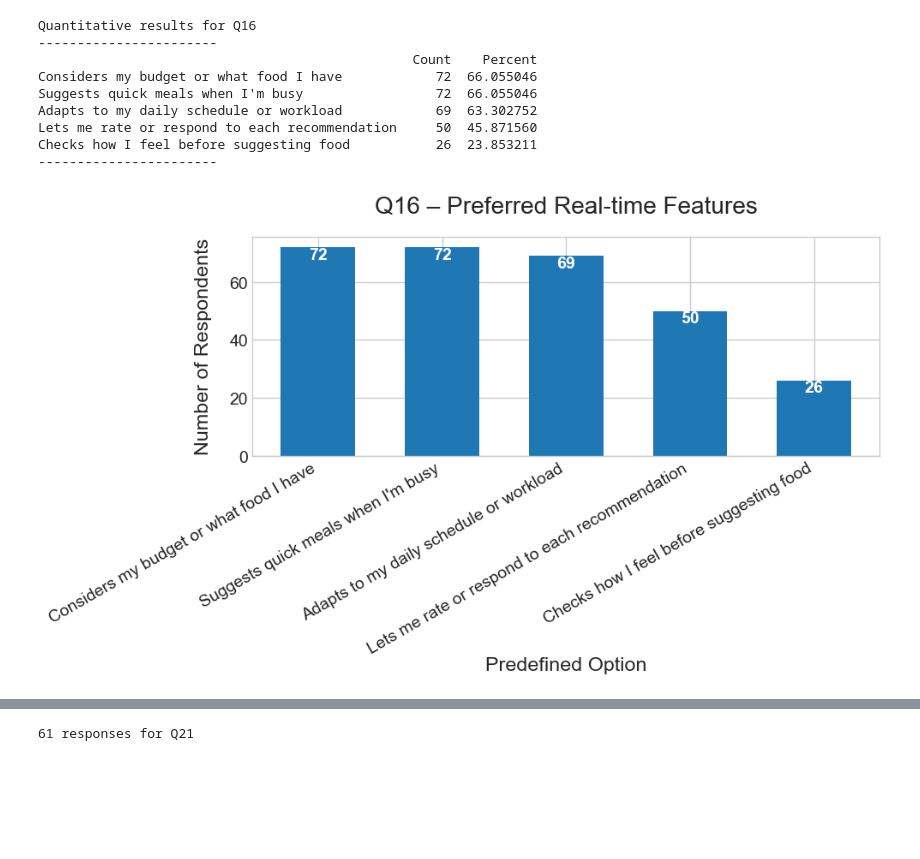
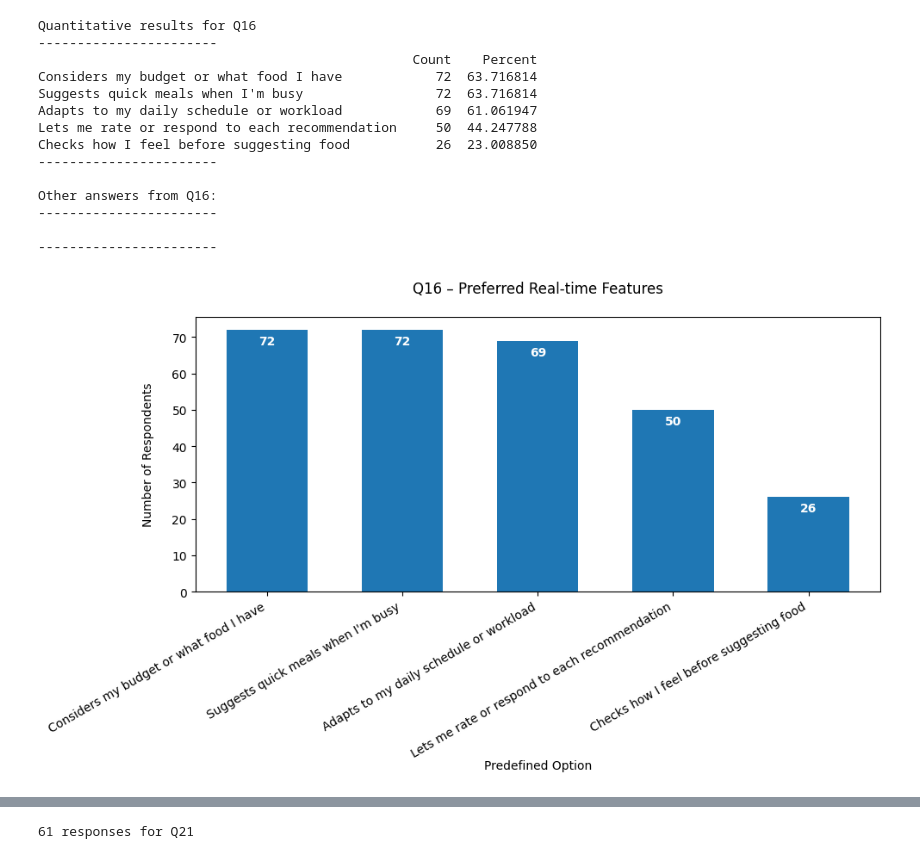
Before and after one commit to Oliveira-Lionel/thesis_results, a Jupyter notebook: results.ipynb, the cells around one changed output, grey strips where cells are left out. Drawn from its saved outputs; the diff is of its cells as text; code cells hidden in the pictures; blank space fills up the shorter version.

Commit message:
finalized setup

```diff
--- a/results.ipynb
+++ b/results.ipynb
@@ -504,2 +611,33 @@ PhD or Doctoral studies     10   9.174312
 # %%
 # Q5 – Country of Residence (Short Answer)
+# Not Setuped
+# Not finished
+
+qid = 'Q5'
+
+q5_clean = df[qid].dropna().str.strip()
+
+# Counts and percentages
+counts = q5_clean.value_counts()
+percent = counts / len(q5_clean) * 100
+q5_results = pd.DataFrame({'Count': counts, 'Percent': percent})
+
+print(f"Quantitative results for {qid}")
+print("-----------------------")
+print(q5_results)
+print("-----------------------")
+
+# Plot
+plt.figure(figsize=(10,6))
+plt.bar(q5_results.index, q5_results['Count'], width=0.6, color='#1f77b4')
+plt.title('Q5 – Country of Residence', pad=20)
+plt.xlabel('Country', labelpad=15)
+plt.ylabel('Number of Respondents', labelpad=15)
+plt.xticks(rotation=45, ha='right')
+
+# Add values on bars
+for i, v in enumerate(q5_results['Count']):
+    plt.text(i, v - 0.5, str(v), ha='center', color='white', fontweight='bold')
+
+plt.tight_layout()
+plt.show()
@@ -626,9 +779,12 @@ filtered, others = process_checkbox(qid, official_options_map[qid])
 # Add dummies to the original DataFrame
 df = pd.concat([df, filtered], axis=1)
 
+# Count the number of respondents who selected at least one predefined option
+respondents_predefined = (filtered.sum(axis=1) > 0).sum()
+
 # Counts
 counts = filtered.sum().sort_values(ascending=False)
-percent = counts / len(df) * 100
+percent = counts / respondents_predefined * 100
 cb_results = pd.DataFrame({'Count': counts, 'Percent': percent})
 
 print(f"Quantitative results for {qid}")
@@ -1074,6 +1243,9 @@ filtered, others = process_checkbox(qid, official_options_map[qid])
 
 # Add dummies to the original DataFrame
 df = pd.concat([df, filtered], axis=1)
+
+# Count the number of respondents who selected at least one predefined option
+respondents_predefined = (filtered.sum(axis=1) > 0).sum()
 
 # Counts
 counts = filtered.sum().sort_values(ascending=False)
@@ -1087,39 +1259,44 @@ print("-----------------------")
 
 if len(others) > 0:
     print(f"\nOther answers from {qid}:")
     print("-----------------------")
     for answer in others:
         print(answer)
 
     pd.DataFrame({'Others:': list(others)}).to_csv(f'{qid}_others.csv', index=False)
 
     print("-----------------------")
 
 # Plot the results
 plt.figure(figsize=(10,6))
 plt.bar(cb_results.index, cb_results['Count'], width=0.6, color='#1f77b4')
 plt.title('Q16 – Preferred Real-time Features', pad=20)
 plt.xlabel('Predefined Option', labelpad=0)
 plt.ylabel('Number of Respondents', labelpad=15)
 plt.xticks(rotation=30, ha='right')
 
 # Add values on bars
 for i, v in enumerate(cb_results['Count']):
     plt.text(i, v - 4, str(v), ha='center', color='white', fontweight='bold')
 
 plt.tight_layout()
 plt.show()
 # %% [output]
 Quantitative results for Q16
 -----------------------
                                                 Count    Percent
-Considers my budget or what food I have            72  66.055046
-Suggests quick meals when I'm busy                 72  66.055046
-Adapts to my daily schedule or workload            69  63.302752
-Lets me rate or respond to each recommendation     50  45.871560
-Checks how I feel before suggesting food           26  23.853211
+Considers my budget or what food I have            72  63.716814
+Suggests quick meals when I'm busy                 72  63.716814
+Adapts to my daily schedule or workload            69  61.061947
+Lets me rate or respond to each recommendation     50  44.247788
+Checks how I feel before suggesting food           26  23.008850
 -----------------------
+
+Other answers from Q16:
+-----------------------
+
+-----------------------
-[figure, old version]
+[figure, new version]
 # %%
 # Q17 – Features Supporting Eating Goals (Checkboxes)
 # Not Setuped
```
Also changed, not shown: parts of 37 cells of this notebook.
